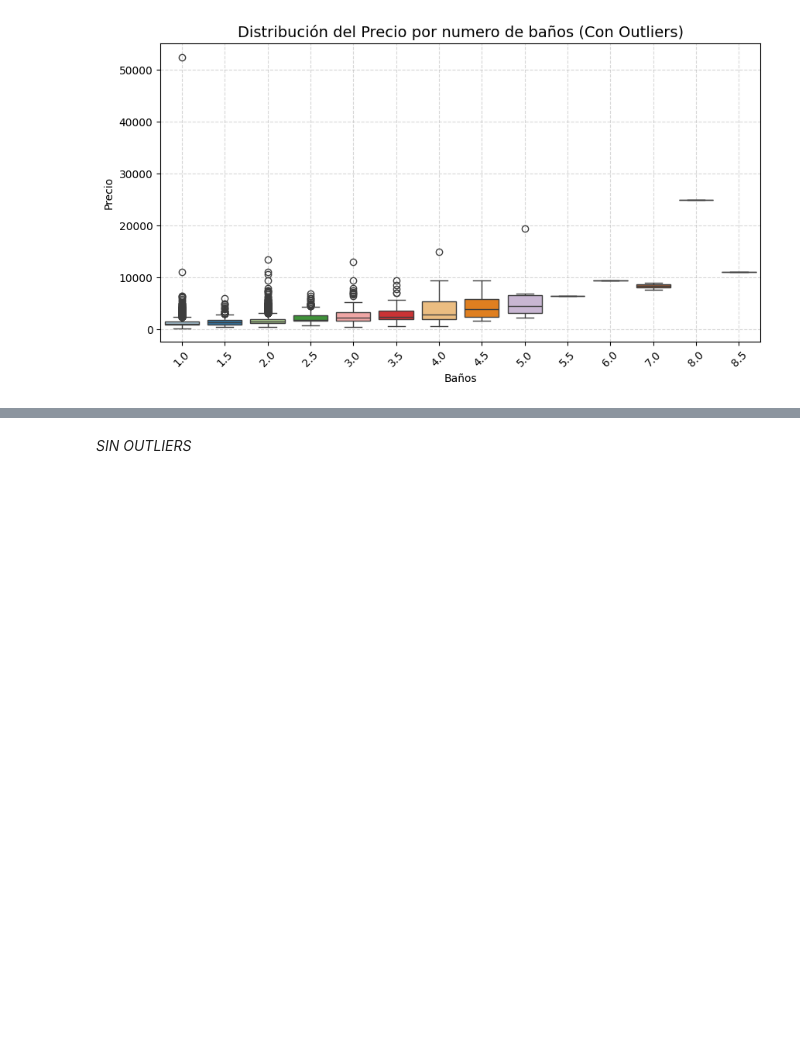
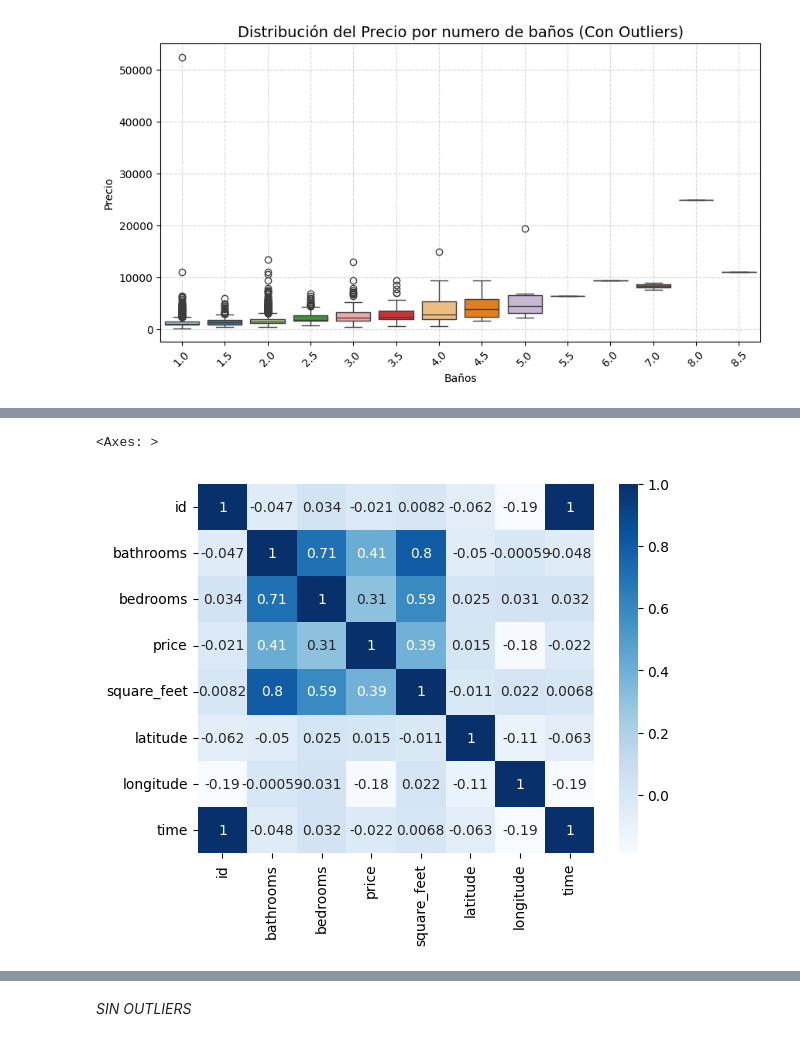
Before and after one commit to CesarAEH/Proyecto-Anal-tica, a Jupyter notebook: tarea2.ipynb, the cells around one changed output, grey strips where cells are left out. Saved outputs shown, nothing was run; the diff lists cells and outputs as text; code cells hidden in the pictures; blank space fills up the shorter version.

```diff
--- a/tarea2.ipynb
+++ b/tarea2.ipynb
@@ -326,0 +333,6 @@ Passing `palette` without assigning `hue` is deprecated and will be removed in v
+# %%
+corr = df1.corr(numeric_only=True)  # Calculate correlation for numeric columns only
+sns.heatmap(corr, cmap="Blues", annot=True)
+# %% [output]
+<Axes: >
+[figure, added]
```
Also changed, not shown: parts of 9 cells of this notebook.
